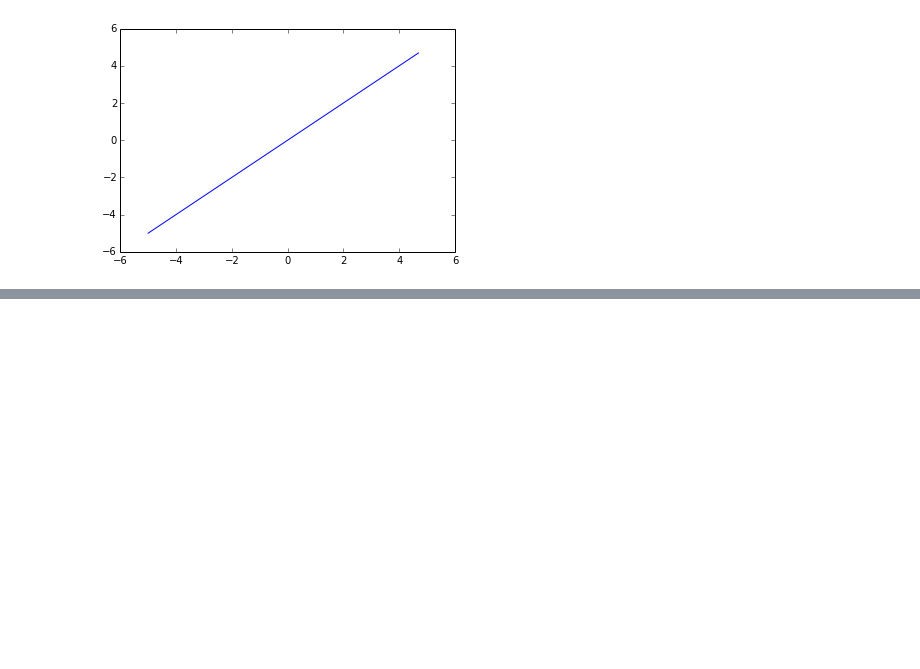
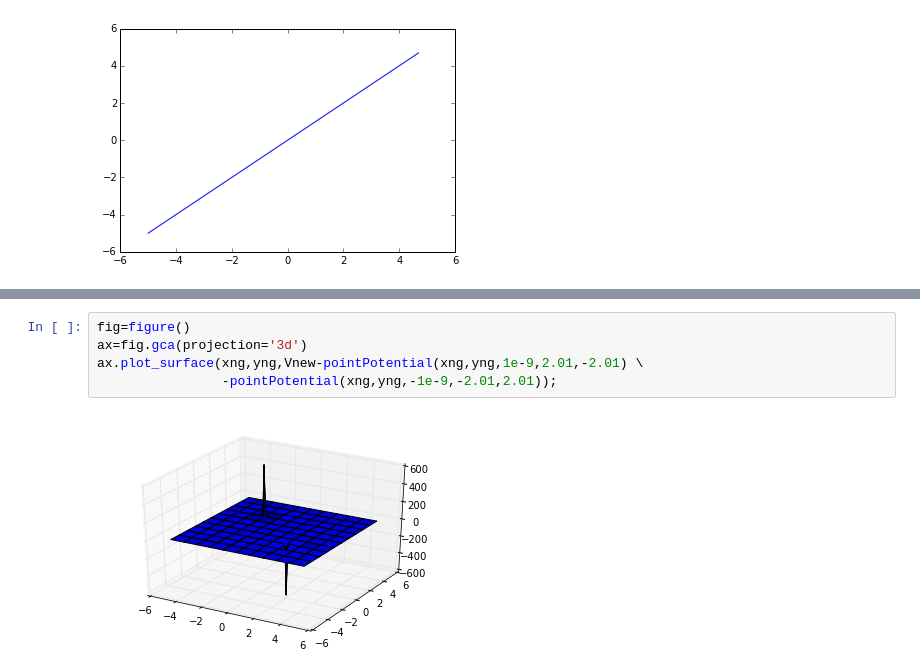
Before and after one commit to jvanstad/PHYS202-S14, a Jupyter notebook: SciPy/InterpolationTour.ipynb, the cells around one changed output, grey strips where cells are left out. Cells and saved outputs as stored; diff of their text form; blank space fills up the shorter version.

```diff
--- a/SciPy/InterpolationTour.ipynb
+++ b/SciPy/InterpolationTour.ipynb
@@ -133,0 +147,7 @@ plt.show()
+# %%
+fig=figure()
+ax=fig.gca(projection='3d')
+ax.plot_surface(xng,yng,Vnew-pointPotential(xng,yng,1e-9,2.01,-2.01) \
+                -pointPotential(xng,yng,-1e-9,-2.01,2.01));
+# %% [output]
+[figure, added]
```
Also changed, not shown: parts of 2 cells of this notebook, 1 other file.
